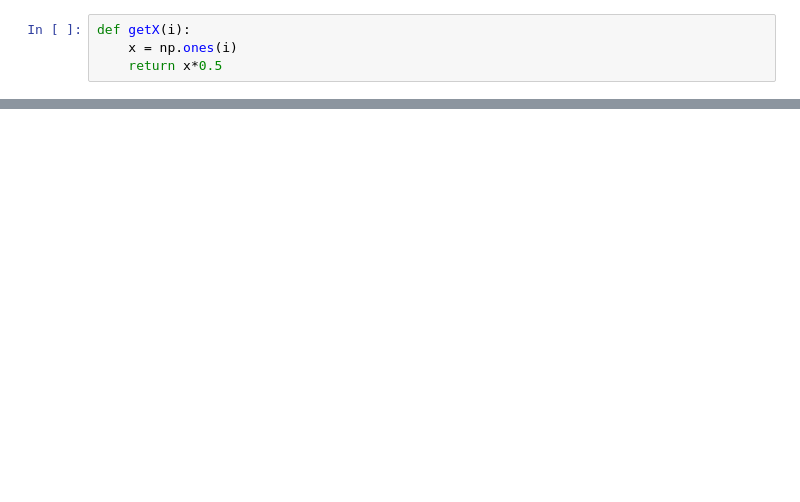
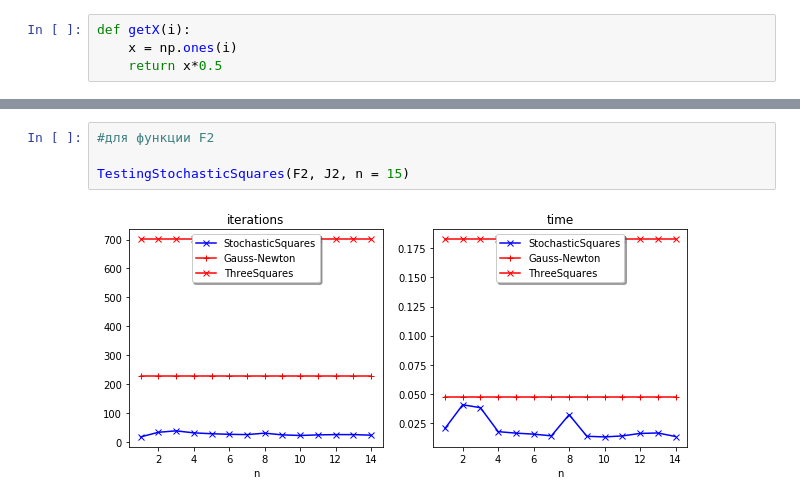
Before and after one commit to Katerina5649/Flexible-Modification-of-Gauss-Newton-Method, a Jupyter notebook: Comparison.ipynb, the cells around one changed output, grey strips where cells are left out. Cells and saved outputs as stored; diff of their text form; blank space fills up the shorter version.

```diff
--- a/Comparison.ipynb
+++ b/Comparison.ipynb
@@ -215,0 +337,6 @@ Testing(F3, J3, getX = getX)
+# %%
+#для функции F2
+
+TestingStochasticSquares(F2, J2, n = 15)
+# %% [output]
+[figure, added]
```
Also changed, not shown: parts of 18 cells of this notebook.
